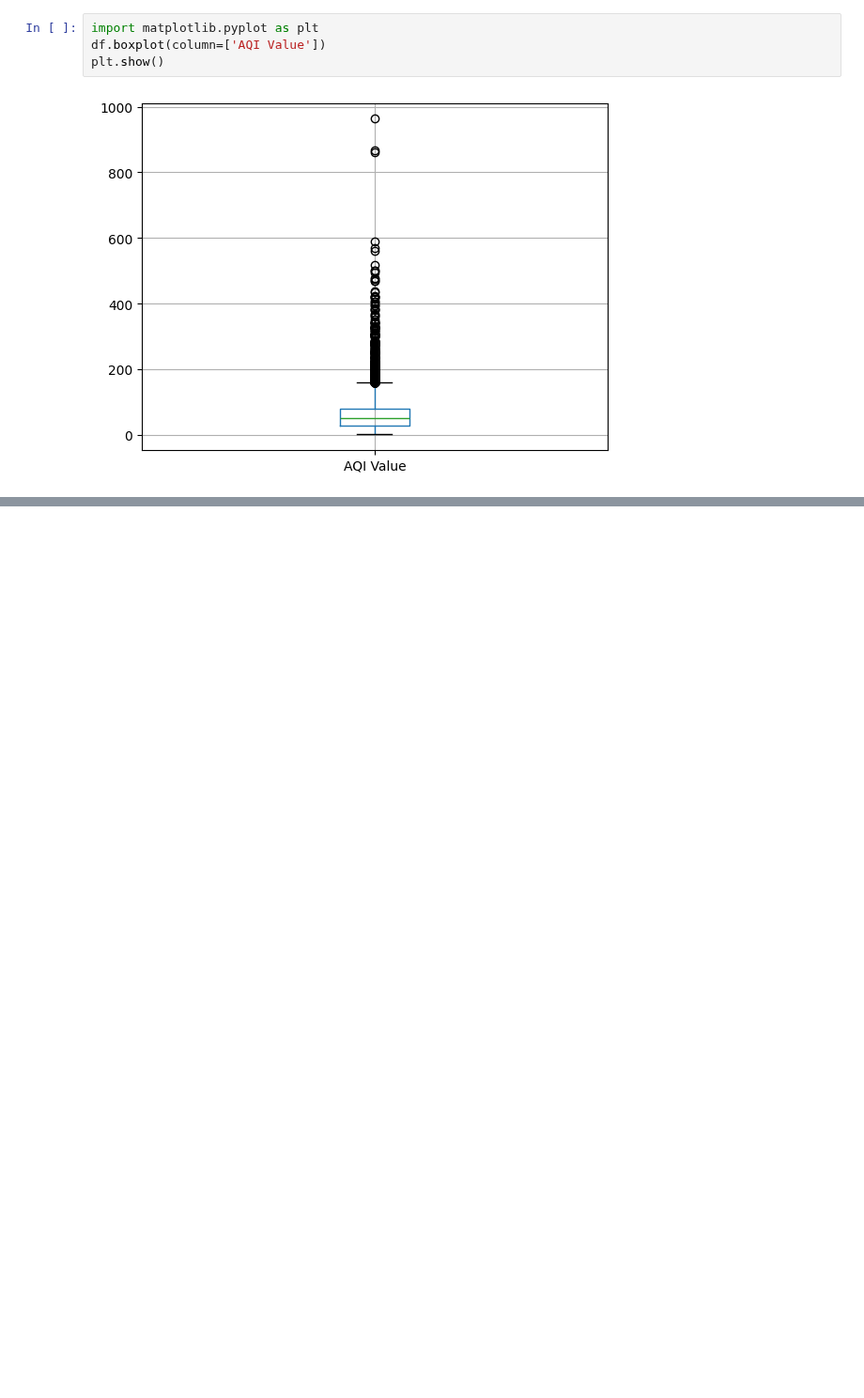
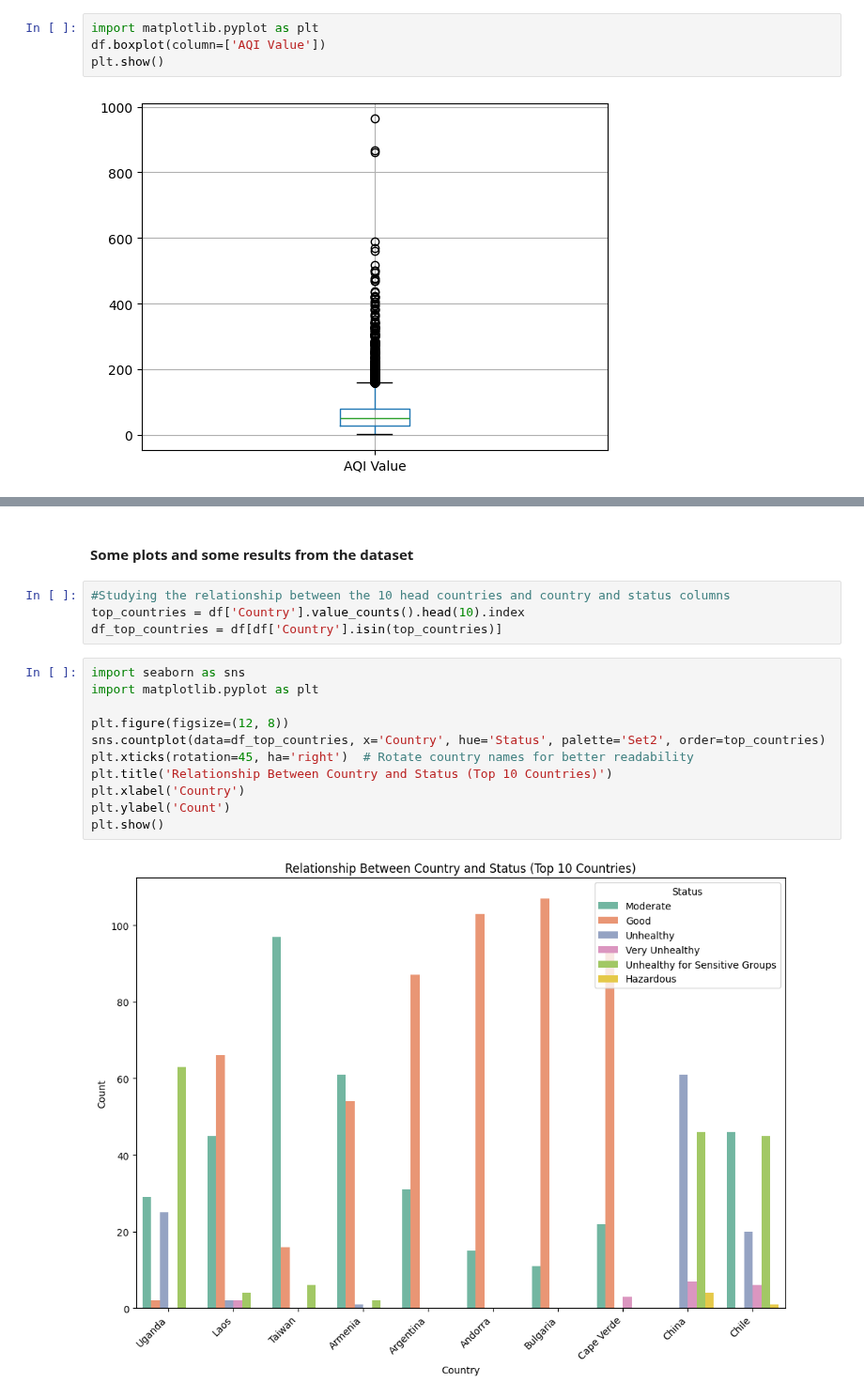
Before and after one commit to cyrineanene/Air-Pollution-Prediction, a Jupyter notebook: data_analysis.ipynb, the cells around one changed output, grey strips where cells are left out. Shown at 94% size. Drawn from its saved outputs; the diff is of its cells as text; blank space fills up the shorter version.

Commit message:
finished analyzing and understanding the dataset

```diff
--- a/data_analysis.ipynb
+++ b/data_analysis.ipynb
@@ -237,3 +235,22 @@ print(f"Number of outliers: {outlier_count}")
 # %% [output]
 Lower Bound: -49.0, Upper Bound: 159.0, IQR: 52.0
 Number of outliers: 620
+# %% [markdown]
+#### Some plots and some results from the dataset
+# %%
+#Studying the relationship between the 10 head countries and country and status columns
+top_countries = df['Country'].value_counts().head(10).index
+df_top_countries = df[df['Country'].isin(top_countries)]
+# %%
+import seaborn as sns
+import matplotlib.pyplot as plt
+
+plt.figure(figsize=(12, 8))
+sns.countplot(data=df_top_countries, x='Country', hue='Status', palette='Set2', order=top_countries)
+plt.xticks(rotation=45, ha='right')  # Rotate country names for better readability
+plt.title('Relationship Between Country and Status (Top 10 Countries)')
+plt.xlabel('Country')
+plt.ylabel('Count')
+plt.show()
+# %% [output]
+[figure, added]
```
Also changed, not shown: parts of 3 cells of this notebook, 1 other file.
